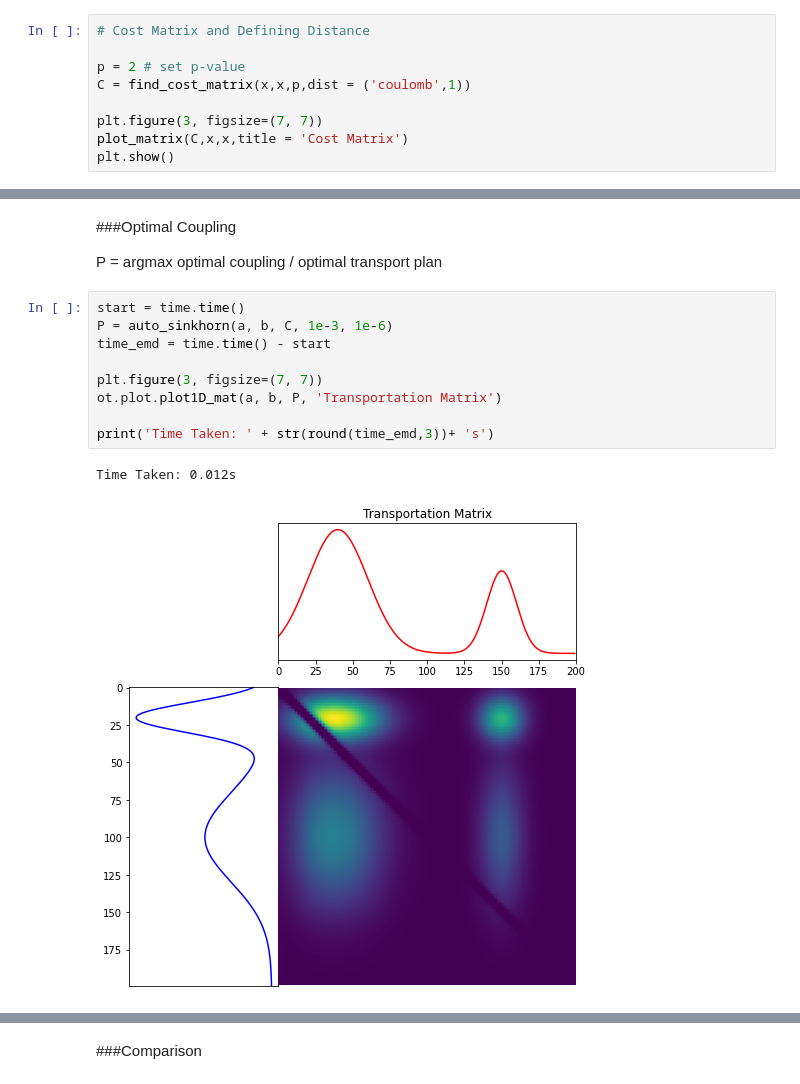
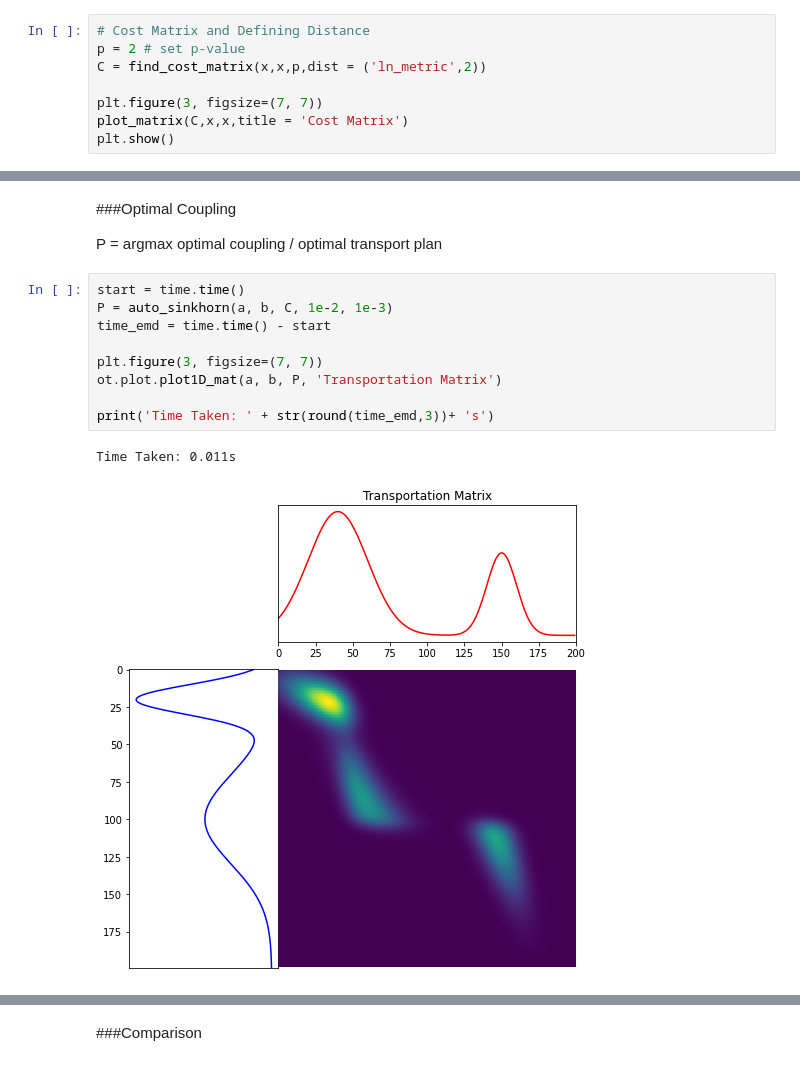
Before and after one commit to ramanakshay/Optimal-Transport, a Jupyter notebook: notebooks/sinkhorn.ipynb, the cells around one changed output, grey strips where cells are left out. Cells and saved outputs as stored; diff of their text form.

```diff
--- a/notebooks/sinkhorn.ipynb
+++ b/notebooks/sinkhorn.ipynb
@@ -130,9 +130,8 @@ where $x_i$ is the position of $a_i$ \
 and $y_j$ is the position of $b_j$
 # %%
 # Cost Matrix and Defining Distance
-
 p = 2 # set p-value
-C = find_cost_matrix(x,x,p,dist = ('coulomb',1))
+C = find_cost_matrix(x,x,p,dist = ('ln_metric',2))
 
 plt.figure(3, figsize=(7, 7))
 plot_matrix(C,x,x,title = 'Cost Matrix')
@@ -147,16 +146,16 @@ plt.show()
 P = argmax optimal coupling / optimal transport plan
 # %%
 start = time.time()
-P = auto_sinkhorn(a, b, C, 1e-3, 1e-6)
+P = auto_sinkhorn(a, b, C, 1e-2, 1e-3)
 time_emd = time.time() - start
 
 plt.figure(3, figsize=(7, 7))
 ot.plot.plot1D_mat(a, b, P, 'Transportation Matrix')
 
 print('Time Taken: ' + str(round(time_emd,3))+ 's')
 # %% [output]
-Time Taken: 0.012s
+Time Taken: 0.011s
-[figure, old version]
+[figure, new version]
 # %%
 start = time.time()
 P = ot.emd(a,b,C)
```
Also changed, not shown: parts of 7 cells of this notebook.
